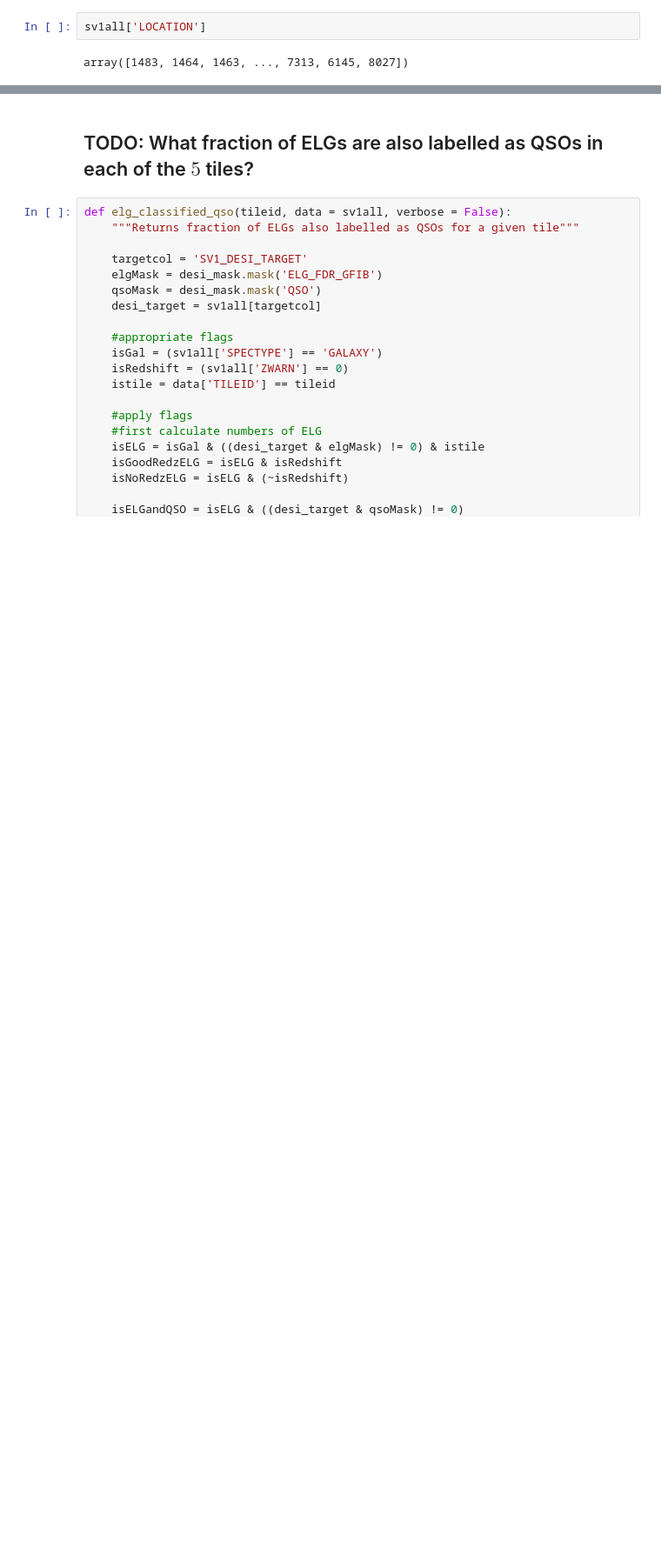
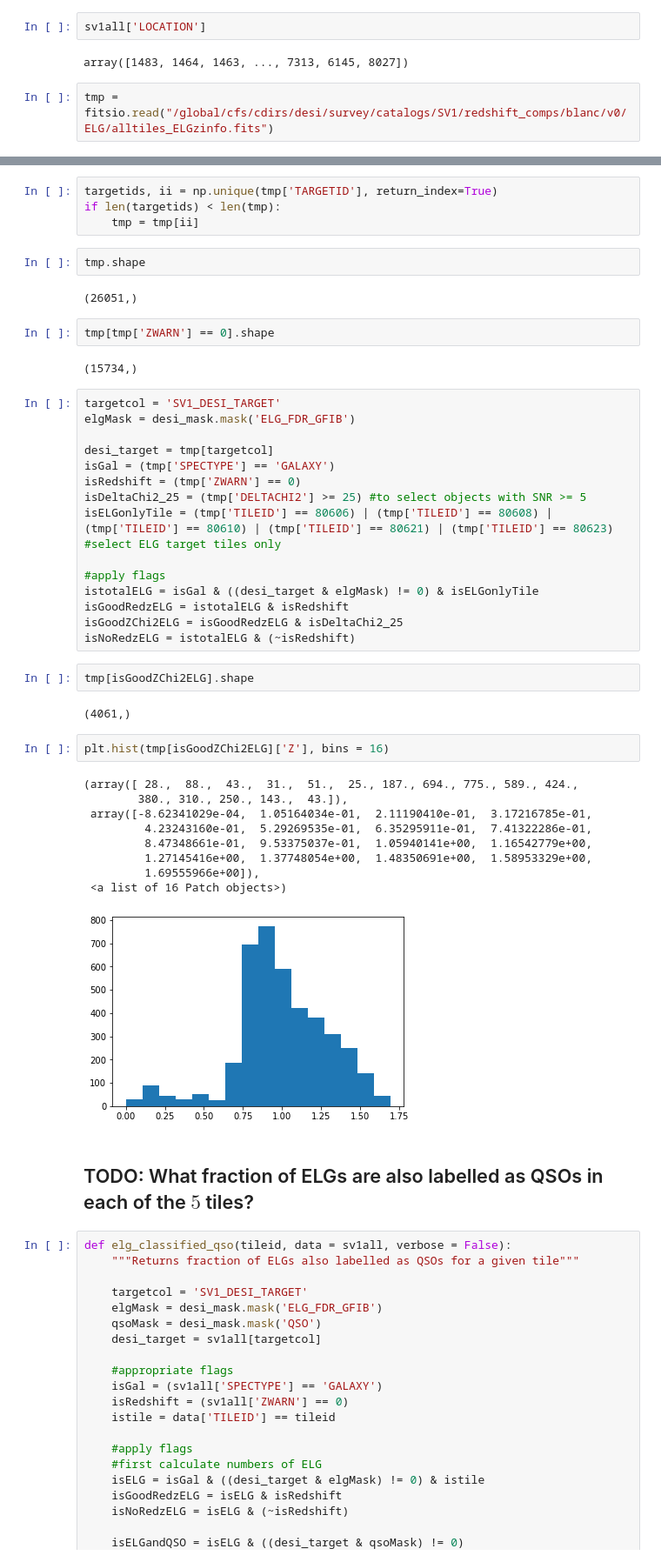
Before and after one commit to tanveerkarim/desi_sv_elg_nz, a Jupyter notebook: blanc_nz.ipynb, the cells around one changed output, grey strips where cells are left out. Shown at 87% size. Saved outputs shown, nothing was run; the diff lists cells and outputs as text; blank space fills up the shorter version.

```diff
--- a/blanc_nz.ipynb
+++ b/blanc_nz.ipynb
@@ -382,3 +430,5 @@ Text(0.5, 1.0, 'Comparison of n(z)')
 sv1all['LOCATION']
 # %% [output]
 array([1483, 1464, 1463, ..., 7313, 6145, 8027])
+# %%
+tmp = fitsio.read("/global/cfs/cdirs/desi/survey/catalogs/SV1/redshift_comps/blanc/v0/ELG/alltiles_ELGzinfo.fits")
@@ -385,3 +439,46 @@ array([1483, 1464, 1463, ..., 7313, 6145, 8027])
+# %%
+targetids, ii = np.unique(tmp['TARGETID'], return_index=True)
+if len(targetids) < len(tmp):
+    tmp = tmp[ii]
+# %%
+tmp.shape
+# %% [output]
+(26051,)
+# %%
+tmp[tmp['ZWARN'] == 0].shape
+# %% [output]
+(15734,)
+# %%
+targetcol = 'SV1_DESI_TARGET'
+elgMask = desi_mask.mask('ELG_FDR_GFIB')
+
+desi_target = tmp[targetcol]
+isGal = (tmp['SPECTYPE'] == 'GALAXY')
+isRedshift = (tmp['ZWARN'] == 0)
+isDeltaChi2_25 = (tmp['DELTACHI2'] >= 25) #to select objects with SNR >= 5
+isELGonlyTile = (tmp['TILEID'] == 80606) | (tmp['TILEID'] == 80608) | (tmp['TILEID'] == 80610) | (tmp['TILEID'] == 80621) | (tmp['TILEID'] == 80623) #select ELG target tiles only
+
+#apply flags
+istotalELG = isGal & ((desi_target & elgMask) != 0) & isELGonlyTile
+isGoodRedzELG = istotalELG & isRedshift
+isGoodZChi2ELG = isGoodRedzELG & isDeltaChi2_25
+isNoRedzELG = istotalELG & (~isRedshift)
+# %%
+tmp[isGoodZChi2ELG].shape
+# %% [output]
+(4061,)
+# %%
+plt.hist(tmp[isGoodZChi2ELG]['Z'], bins = 16)
+# %% [output]
+(array([ 28.,  88.,  43.,  31.,  51.,  25., 187., 694., 775., 589., 424.,
+        380., 310., 250., 143.,  43.]),
+ array([-8.62341029e-04,  1.05164034e-01,  2.11190410e-01,  3.17216785e-01,
+         4.23243160e-01,  5.29269535e-01,  6.35295911e-01,  7.41322286e-01,
+         8.47348661e-01,  9.53375037e-01,  1.05940141e+00,  1.16542779e+00,
+         1.27145416e+00,  1.37748054e+00,  1.48350691e+00,  1.58953329e+00,
+         1.69555966e+00]),
+ <a list of 16 Patch objects>)
+[figure, added]
 # %% [markdown]
 ## TODO: What fraction of ELGs are also labelled as QSOs in each of the $5$ tiles?
 # %%
```
Also changed, not shown: parts of 20 cells of this notebook, 1 other file.
